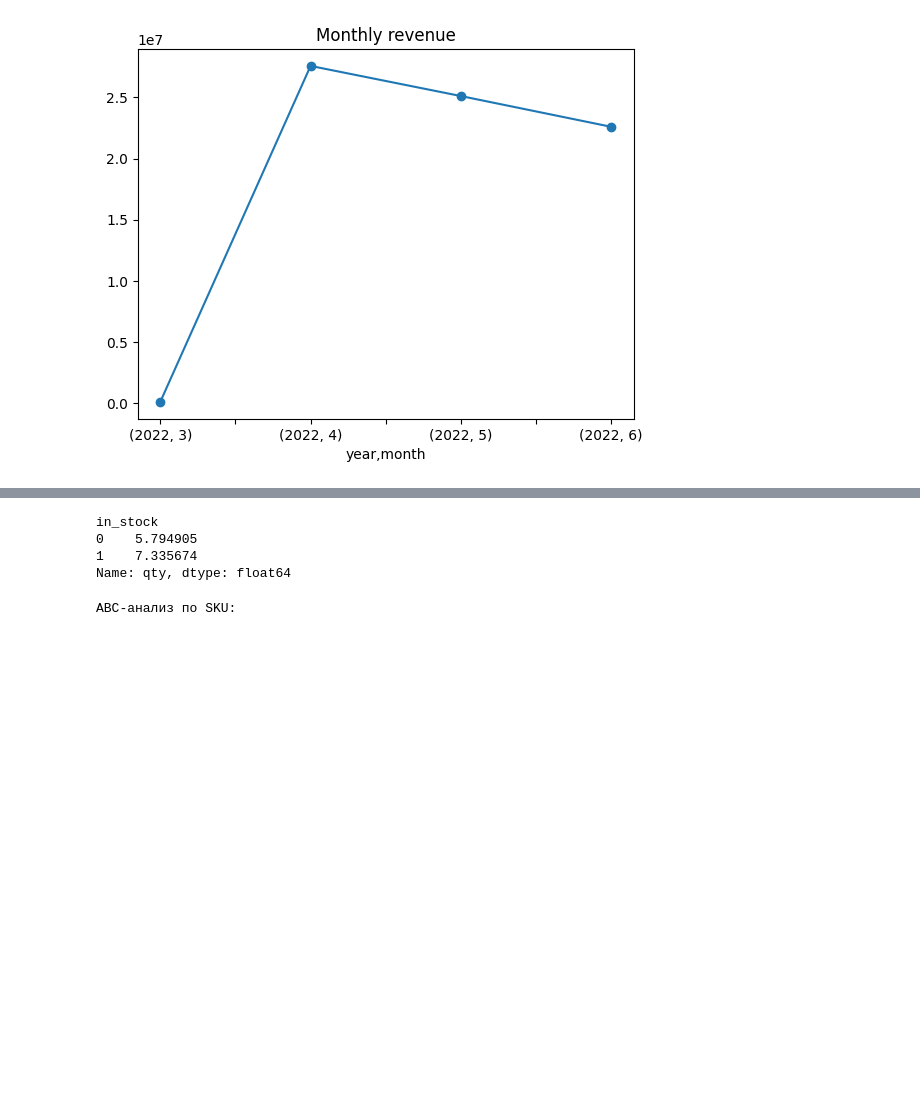
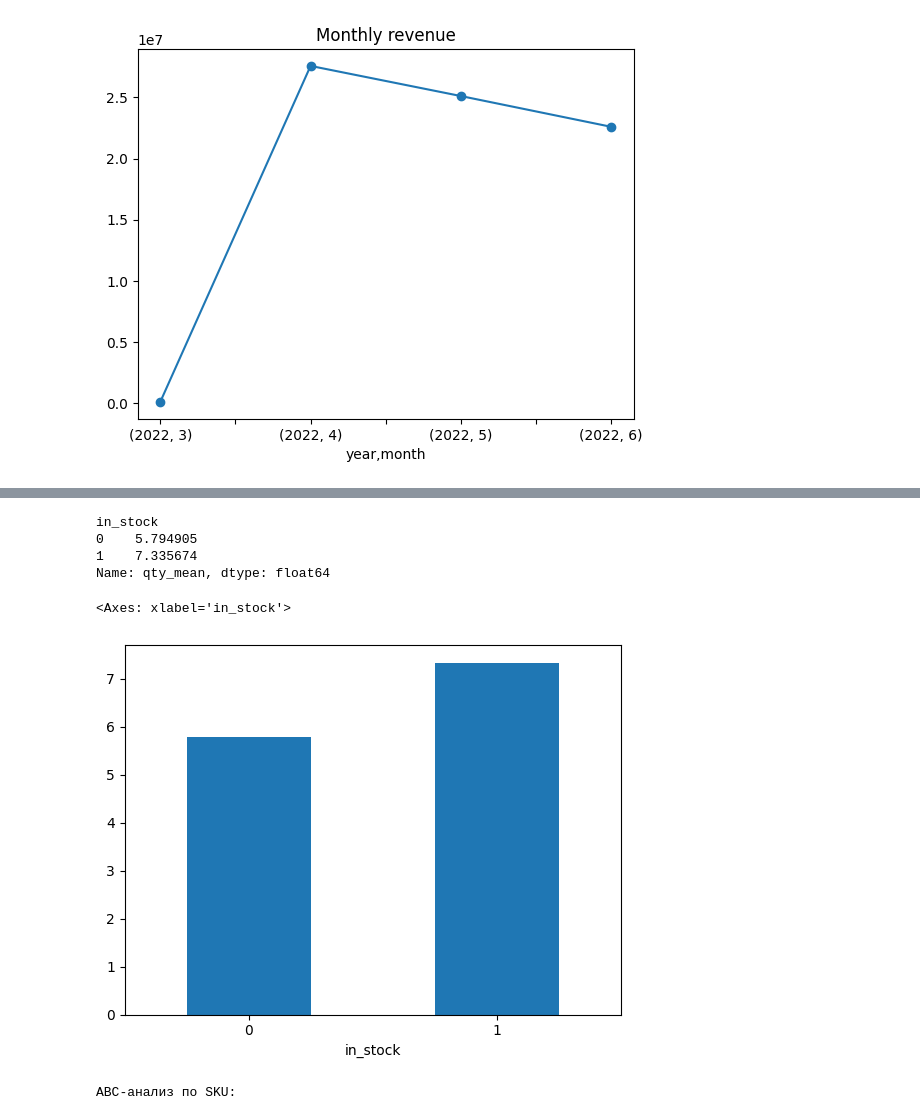
Before and after one commit to temakiselevv/ecommerce-analytics, a Jupyter notebook: notebooks/05_eda.ipynb, the cells around one changed output, grey strips where cells are left out. Cells and saved outputs as stored; diff of their text form; code cells hidden in the pictures; blank space fills up the shorter version.

```diff
--- a/notebooks/05_eda.ipynb
+++ b/notebooks/05_eda.ipynb
@@ -109,10 +114,15 @@ Name: revenue, dtype: float64
 # %%
-df.groupby('in_stock')['qty'].mean()
+df_plot = df.groupby('in_stock')['qty'].mean()
+df_plot = df_plot.rename('qty_mean')
+print(df_plot)
+df_plot.plot.bar(rot=0)
 # %% [output]
 in_stock
 0    5.794905
 1    7.335674
-Name: qty, dtype: float64
+Name: qty_mean, dtype: float64
+<Axes: xlabel='in_stock'>
+[figure, added]
 # %%
 # ABC-анализ по SKU
 
```
Also changed, not shown: parts of 1 cell of this notebook, 2 other files.
